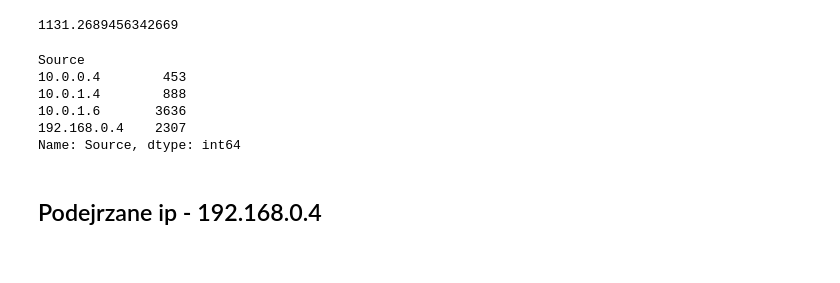
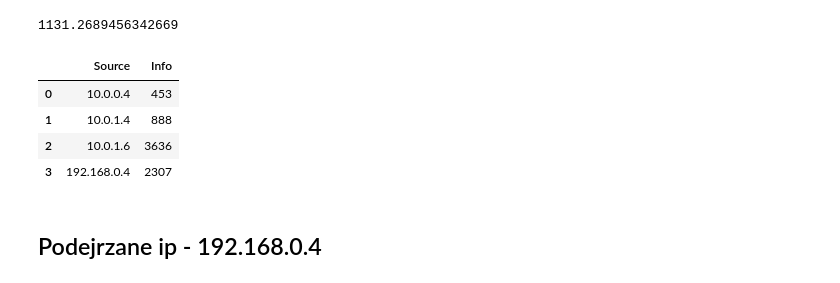
Before and after one commit to Matixx22/ApplePy-CLI, a Jupyter notebook: applepy/jupyter/detection.ipynb, the cells around one changed output. Drawn from its saved outputs; the diff is of its cells as text; code cells hidden in the pictures.

```diff
--- a/applepy/jupyter/detection.ipynb
+++ b/applepy/jupyter/detection.ipynb
@@ -33,14 +33,14 @@ df['Length'].mean()
 # %% [output]
 1131.2689456342669
 # %%
-df.groupby('Source').Source.count()
+df1 = df.groupby('Source')['Info'].count()
+df1.reset_index()
 # %% [output]
-Source
-10.0.0.4        453
-10.0.1.4        888
-10.0.1.6       3636
-192.168.0.4    2307
-Name: Source, dtype: int64
+|  | Source | Info |
+| 0 | 10.0.0.4 | 453 |
+| 1 | 10.0.1.4 | 888 |
+| 2 | 10.0.1.6 | 3636 |
+| 3 | 192.168.0.4 | 2307 |
 # %% [markdown]
 ## Podejrzane ip - 192.168.0.4
 # %%
```
Also changed, not shown: parts of 1 cell of this notebook, 25 other files.
